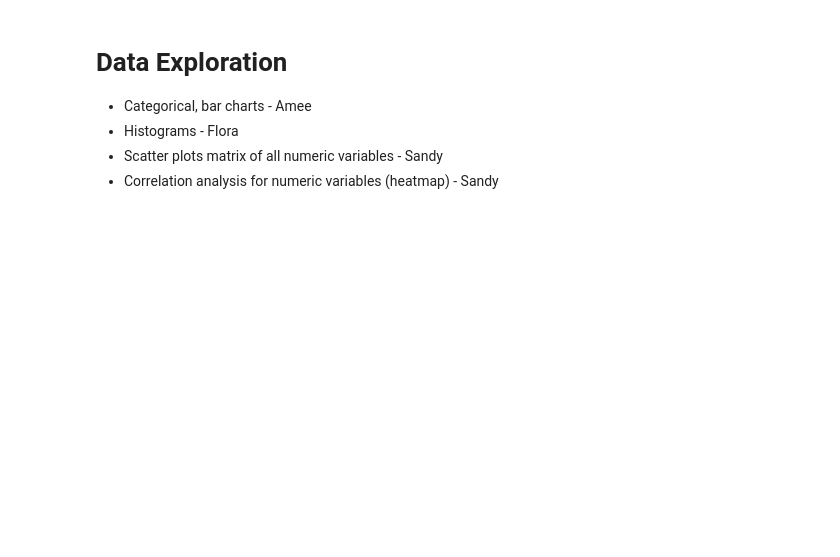
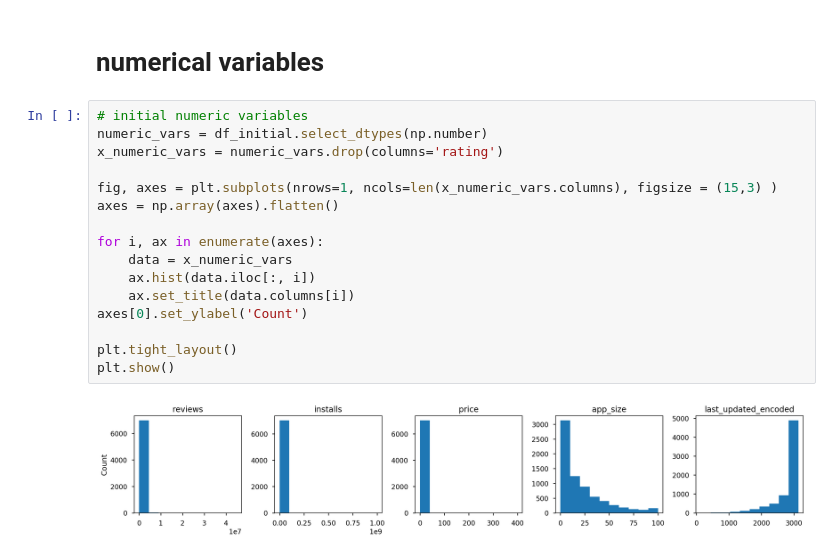
Before and after one commit to flomch/linear-regression-final-project, a Jupyter notebook: data-exploration.ipynb, the cells around one changed output. Saved outputs shown, nothing was run; the diff lists cells and outputs as text; blank space fills up the shorter version.

Commit message:
final analysis for reports

```diff
--- a/data-exploration.ipynb
+++ b/data-exploration.ipynb
@@ -35,7 +49,21 @@ dtype: object
-# %% [markdown]
-# Data Exploration
-* Categorical, bar charts - Amee
-* Histograms - Flora
-* Scatter plots matrix of all numeric variables - Sandy
-* Correlation analysis for numeric variables (heatmap)  - Sandy
+# %% [markdown]
+# numerical variables
+# %%
+# initial numeric variables
+numeric_vars = df_initial.select_dtypes(np.number)
+x_numeric_vars = numeric_vars.drop(columns='rating')
+
+fig, axes = plt.subplots(nrows=1, ncols=len(x_numeric_vars.columns), figsize = (15,3) )
+axes = np.array(axes).flatten()
+
+for i, ax in enumerate(axes):
+    data = x_numeric_vars
+    ax.hist(data.iloc[:, i])
+    ax.set_title(data.columns[i])
+axes[0].set_ylabel('Count')
+
+plt.tight_layout()
+plt.show()
+# %% [output]
+[figure, added]
 # %%
```
Also changed, not shown: parts of 23 cells of this notebook, 1 other file.
